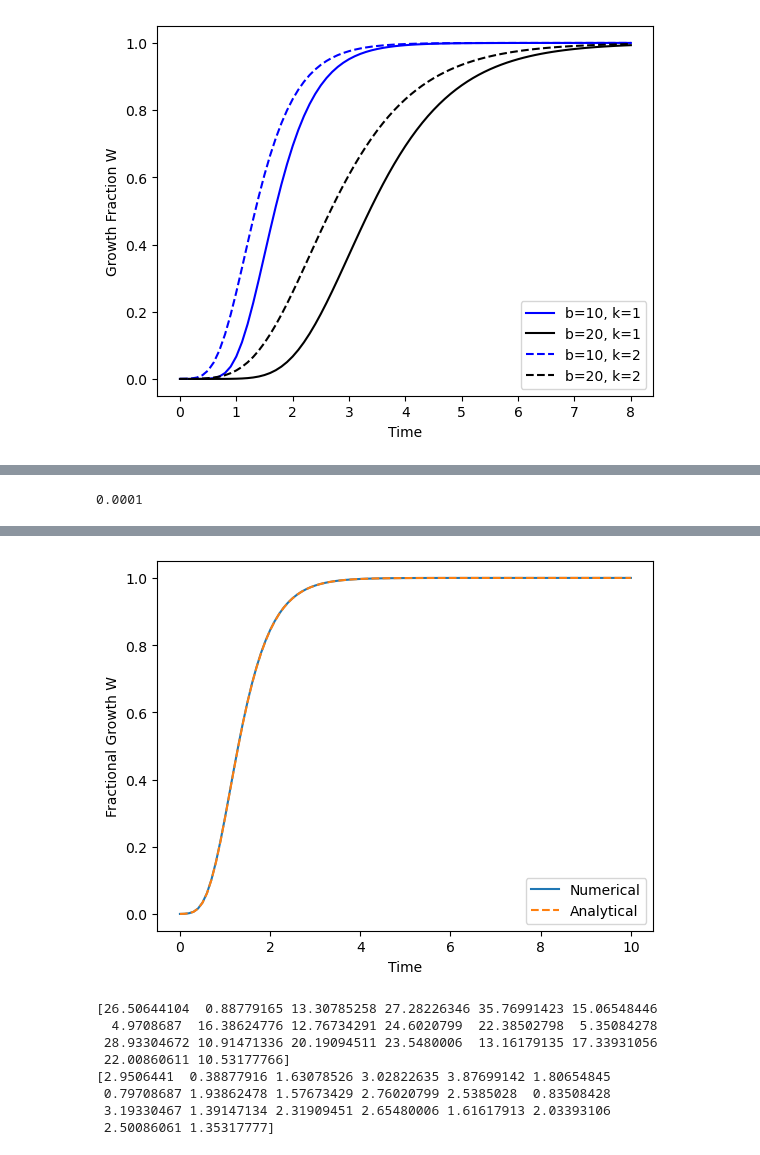
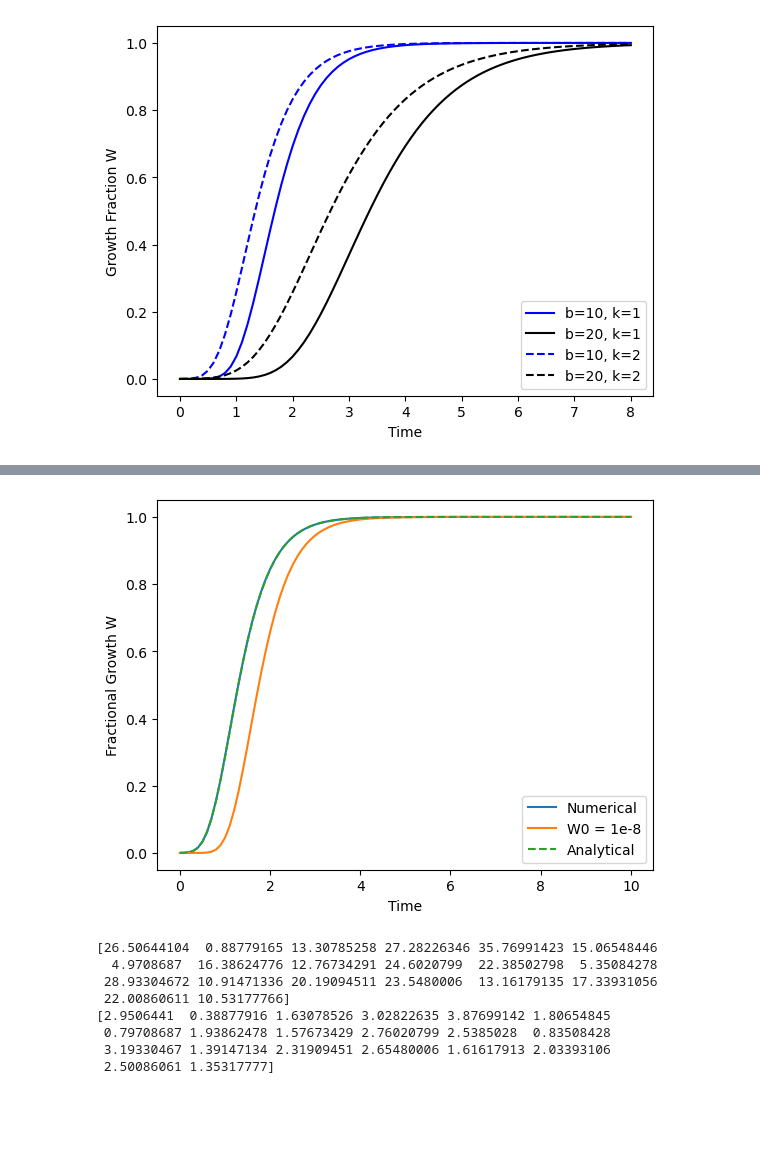
Before and after one commit to csherwood-usgs/Dorian_recovery, a Jupyter notebook: growth_model.ipynb, the cells around one changed output, grey strips where cells are left out. Drawn from its saved outputs; the diff is of its cells as text; code cells hidden in the pictures; blank space fills up the shorter version.

```diff
--- a/growth_model.ipynb
+++ b/growth_model.ipynb
@@ -54,10 +63,4 @@ plt.savefig(ddir+'various_growth_cures.png',dpi=200,bbox_inches='tight')
 [figure]
-# %%
-W=0
-W = np.max((W,1e-4))
-print(W)
-# %% [output]
-0.0001
 # %%
 def gompertz(W,t,k=1,A=1):
     dWdt = k*W*(np.log(A/W))
@@ -69,9 +72,16 @@ t=np.linspace(0, 10, 101)
 W0 = 1e-4
 W = np.squeeze( odeint(gompertz, W0, t, args=(k, A)) )
 b=9.25
+k=2
+A=1
+t=np.linspace(0, 10, 101)
+W0 = 1e-10
+W2 = np.squeeze( odeint(gompertz, W0, t, args=(k, A)) )
+b=9.25
 Wa = A*np.exp(-b*np.exp(-k*t))
 
 plt.plot(t,W,label='Numerical')
+plt.plot(t,W2,label='W0 = 1e-8')
 plt.plot(t,Wa,'--',label='Analytical')
 
 plt.legend()
@@ -85,5 +95,5 @@ print(i99,t[i99],W[i99])
 [35] [3.5] [0.99163654]
-[figure, old version]
+[figure, new version]
 # %%
 thick = np.random.normal(loc=20.0, scale=10.0, size=20)
 print(thick)
```
Also changed, not shown: parts of 2 cells of this notebook.
